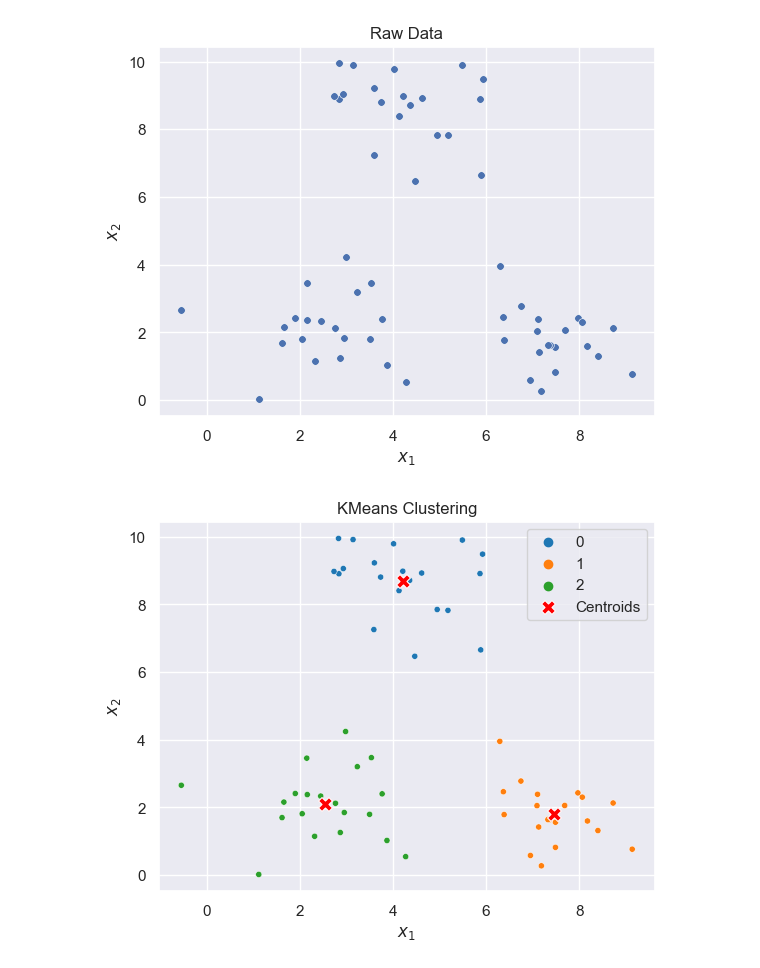
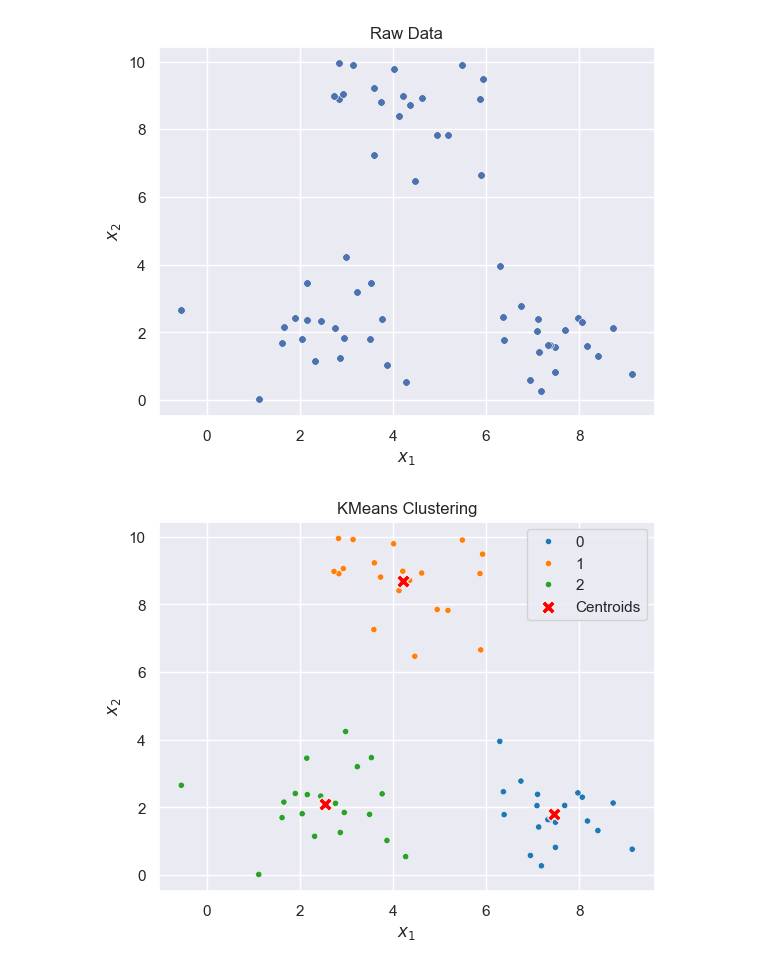
Before and after one commit to scs5/data-science-notebooks, a Jupyter notebook: scikit-learn/k_means.ipynb, the cells around one changed output. Drawn from its saved outputs; the diff is of its cells as text; code cells hidden in the pictures.

```diff
--- a/scikit-learn/k_means.ipynb
+++ b/scikit-learn/k_means.ipynb
@@ -38,20 +49,20 @@ plt.show()
 [figure]
 # %%
 # Apply KMeans clustering
-kmeans = KMeans(n_clusters=3, random_state=0)
+kmeans = KMeans(n_clusters=3, random_state=0, n_init=10)
 kmeans.fit(data)
 
 # Get cluster centers and labels
 centers = kmeans.cluster_centers_
 labels = kmeans.labels_
 
 # Plot the data with cluster centers
 sns.scatterplot(x=data[:, 0], y=data[:, 1], hue=labels, s=20, palette=sns.color_palette('tab10'))
 sns.scatterplot(x=centers[:, 0], y=centers[:, 1], color='red', marker='X', s=100, label='Centroids')
 plt.title("KMeans Clustering")
 plt.xlabel("$x_1$")
 plt.ylabel("$x_2$")
 plt.legend()
 plt.show()
 # %% [output]
-[figure, old version]
+[figure, new version]
```
Also changed, not shown: parts of 2 cells of this notebook, 2 other files.
